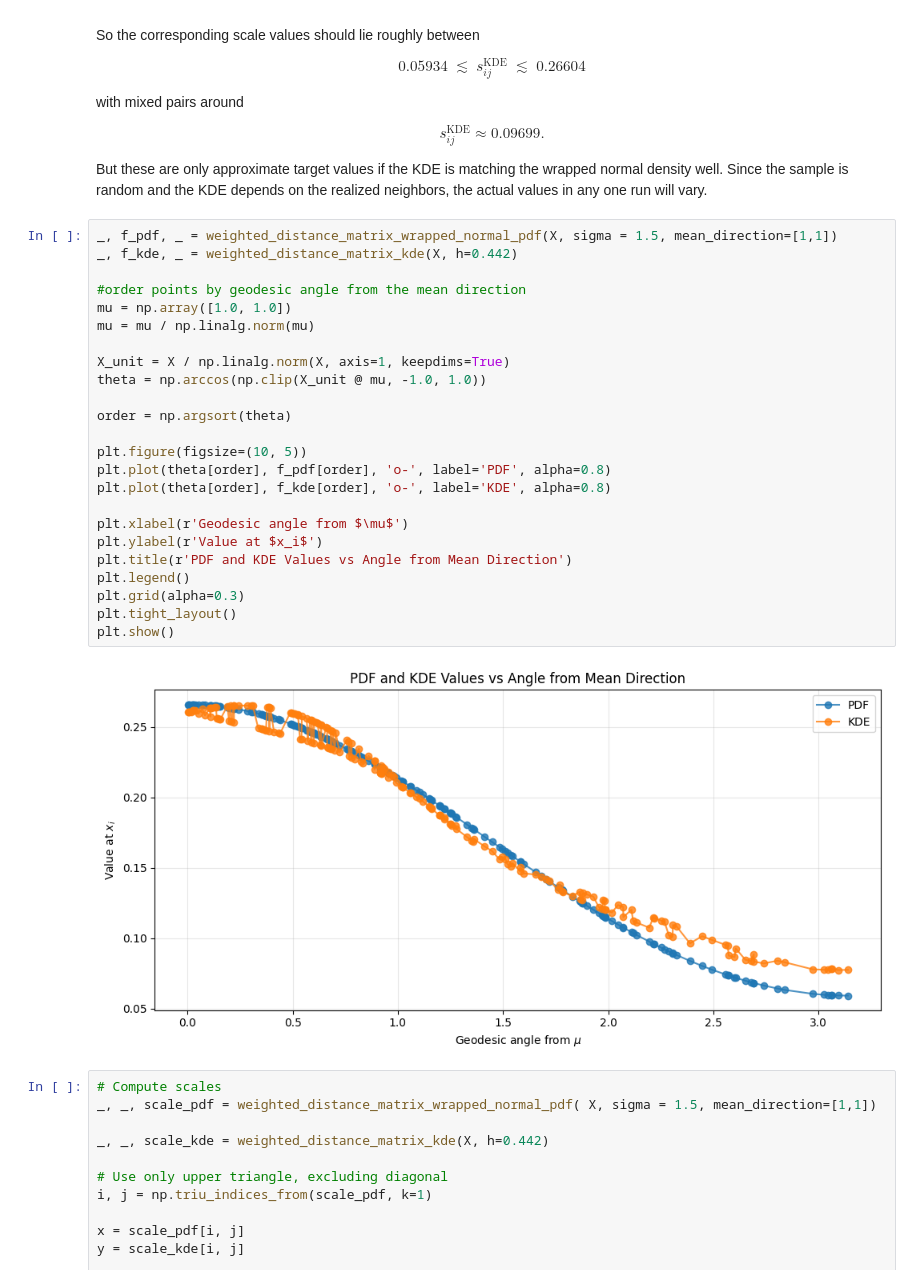
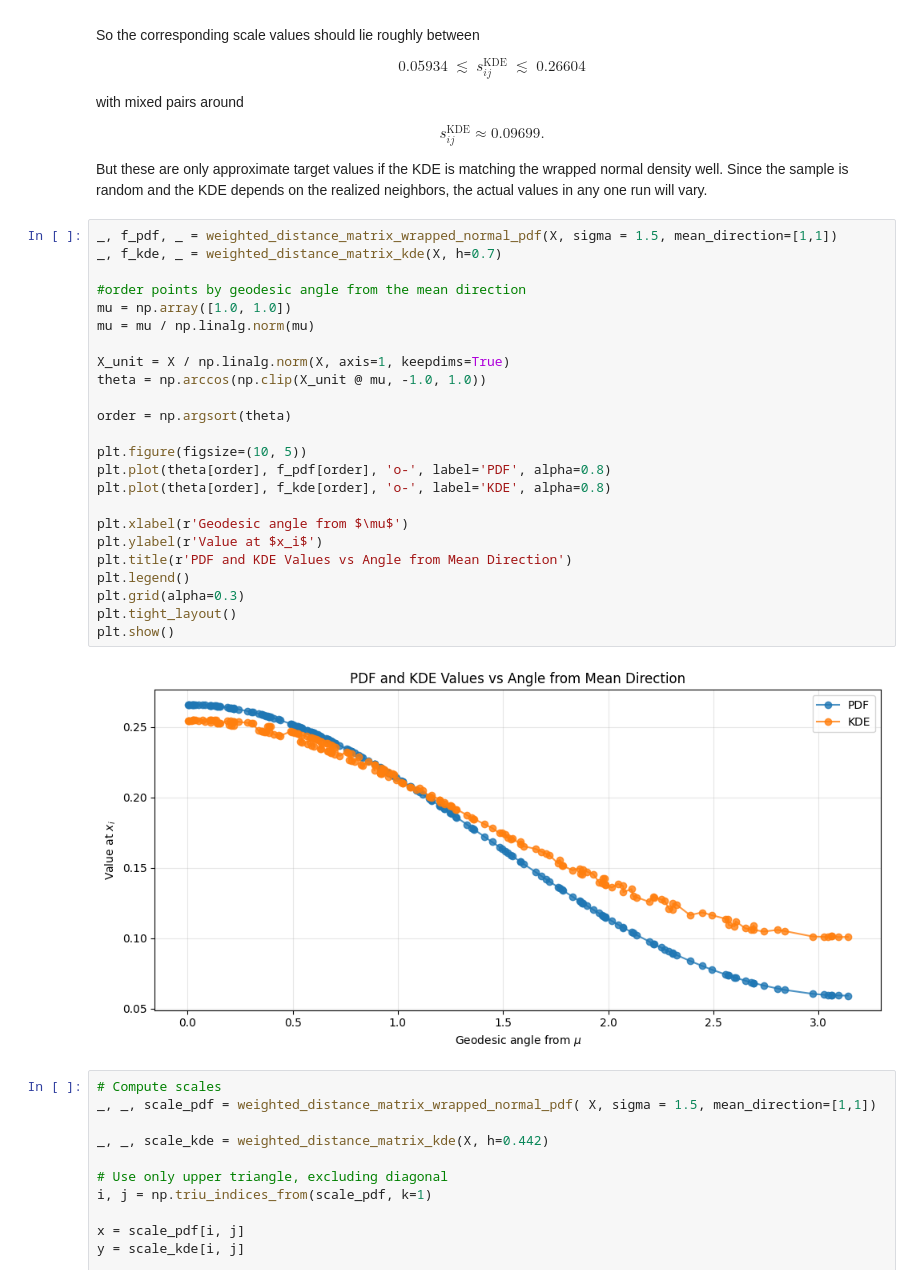
Before and after one commit to JosephMatatyaou/STA199REU, a Jupyter notebook: SQ26/Week4/Ensuring_KDE.ipynb, the cells around one changed output. Cells and saved outputs as stored; diff of their text form.

```diff
--- a/SQ26/Week4/Ensuring_KDE.ipynb
+++ b/SQ26/Week4/Ensuring_KDE.ipynb
@@ -1227,30 +1227,30 @@ $$
 But these are only approximate target values if the KDE is matching the wrapped normal density well. Since the sample is random and the KDE depends on the realized neighbors, the actual values in any one run will vary.
 # %%
 _, f_pdf, _ = weighted_distance_matrix_wrapped_normal_pdf(X, sigma = 1.5, mean_direction=[1,1])
-_, f_kde, _ = weighted_distance_matrix_kde(X, h=0.442)
+_, f_kde, _ = weighted_distance_matrix_kde(X, h=0.7)
 
 #order points by geodesic angle from the mean direction
 mu = np.array([1.0, 1.0])
 mu = mu / np.linalg.norm(mu)
 
 X_unit = X / np.linalg.norm(X, axis=1, keepdims=True)
 theta = np.arccos(np.clip(X_unit @ mu, -1.0, 1.0))
 
 order = np.argsort(theta)
 
 plt.figure(figsize=(10, 5))
 plt.plot(theta[order], f_pdf[order], 'o-', label='PDF', alpha=0.8)
 plt.plot(theta[order], f_kde[order], 'o-', label='KDE', alpha=0.8)
 
 plt.xlabel(r'Geodesic angle from $\mu$')
 plt.ylabel(r'Value at $x_i$')
 plt.title(r'PDF and KDE Values vs Angle from Mean Direction')
 plt.legend()
 plt.grid(alpha=0.3)
 plt.tight_layout()
 plt.show()
 # %% [output]
-[figure, old version]
+[figure, new version]
 # %%
 # Compute scales
 _, _, scale_pdf = weighted_distance_matrix_wrapped_normal_pdf( X, sigma = 1.5, mean_direction=[1,1])
```
Also changed, not shown: 1 other file.
